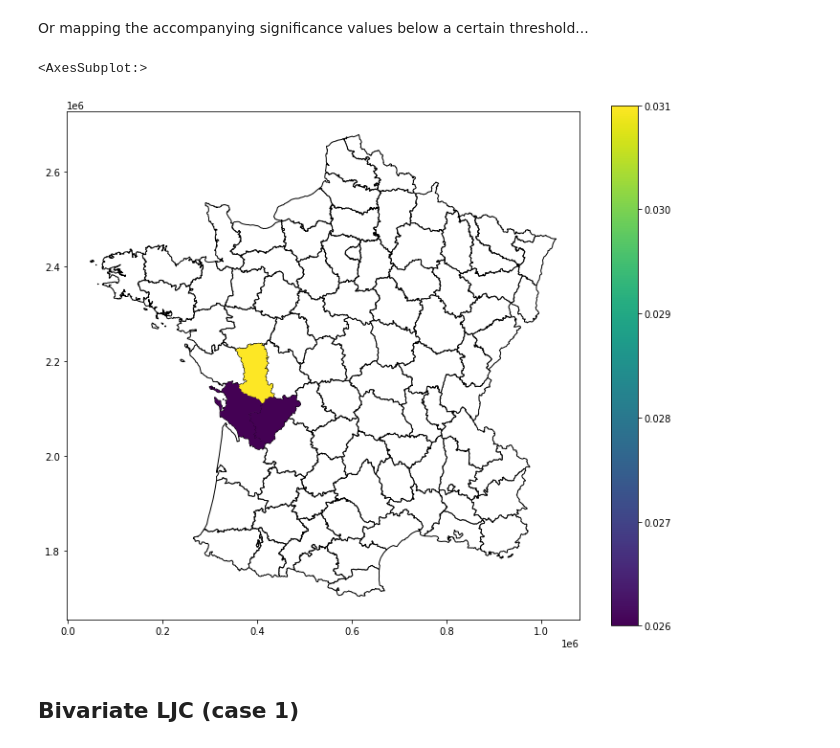
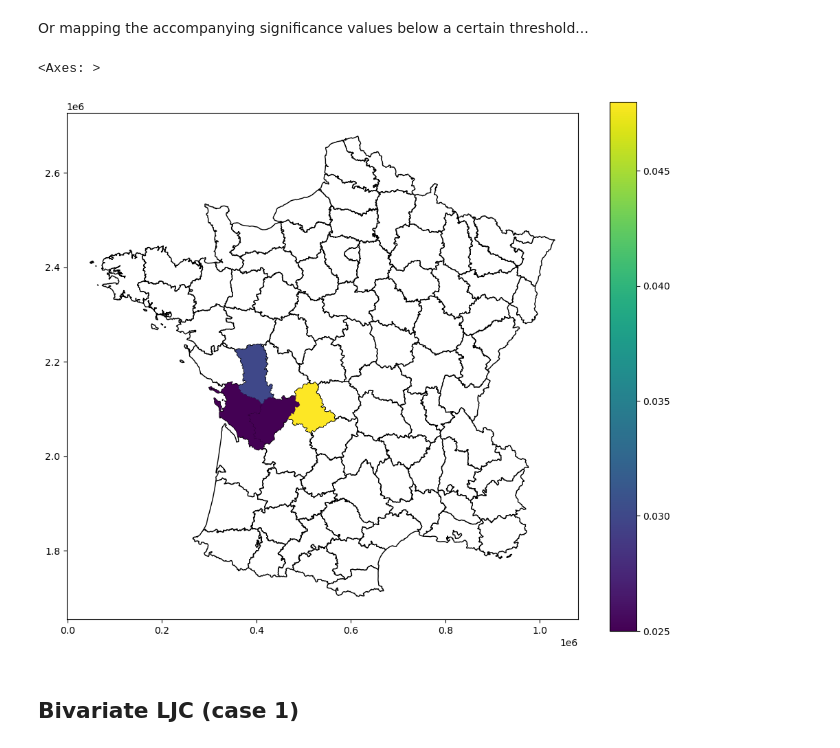
Before and after one commit to pysal/esda, a Jupyter notebook: notebooks/localjoincounts.ipynb, the cells around one changed output. Cells and saved outputs as stored; diff of their text form; code cells hidden in the pictures.

```diff
--- a/notebooks/localjoincounts.ipynb
+++ b/notebooks/localjoincounts.ipynb
@@ -33,7 +34,7 @@ guerry_ds.loc[(guerry_ds['Donatns'] > 10997), 'SELECTED'] = 1
 # %% [markdown]
 We now make a Queen-contiguity weights object to describe the relationship between the units.
 # %%
-w = libpysal.weights.Queen.from_dataframe(guerry_ds)
+w = libpysal.weights.Queen.from_dataframe(guerry_ds, use_index=False)
 # %% [markdown]
 We can now apply the univariate LJC function on the dataset.
 # %%
@@ -86,17 +86,20 @@ guerry_ds.plot(column='LJC_UNI',
 Or mapping the accompanying significance values below a certain threshold...
 # %%
 import numpy
-guerry_ds['LJC_UNI_p_sim_sig'] = numpy.nan
-guerry_ds.loc[(guerry_ds['LJC_UNI_p_sim'] <= 0.05), 'LJC_UNI_p_sim_sig'] = guerry_ds['LJC_UNI_p_sim']
+
+guerry_ds["LJC_UNI_p_sim_sig"] = numpy.nan
+guerry_ds.loc[(guerry_ds["LJC_UNI_p_sim"] <= 0.05), "LJC_UNI_p_sim_sig"] = guerry_ds[
+    "LJC_UNI_p_sim"
+]
 
 import matplotlib.pyplot as plt
-fig,ax = plt.subplots(figsize=(12,10), subplot_kw={'aspect':'equal'})
-guerry_ds.plot(color='white', edgecolor='black', ax=ax)
-guerry_ds.plot(column='LJC_UNI_p_sim_sig',
-               legend=True, ax=ax)
+
+fig, ax = plt.subplots(figsize=(12, 10), subplot_kw={"aspect": "equal"})
+guerry_ds.plot(color="white", edgecolor="black", ax=ax)
+guerry_ds.plot(column="LJC_UNI_p_sim_sig", legend=True, ax=ax)
 # %% [output]
-<AxesSubplot:>
+<Axes: >
-[figure, old version]
+[figure, new version]
 # %% [markdown]
 ## Bivariate LJC (case 1)
 # %% [markdown]
```
Also changed, not shown: parts of 21 cells of this notebook, 7 other files.
